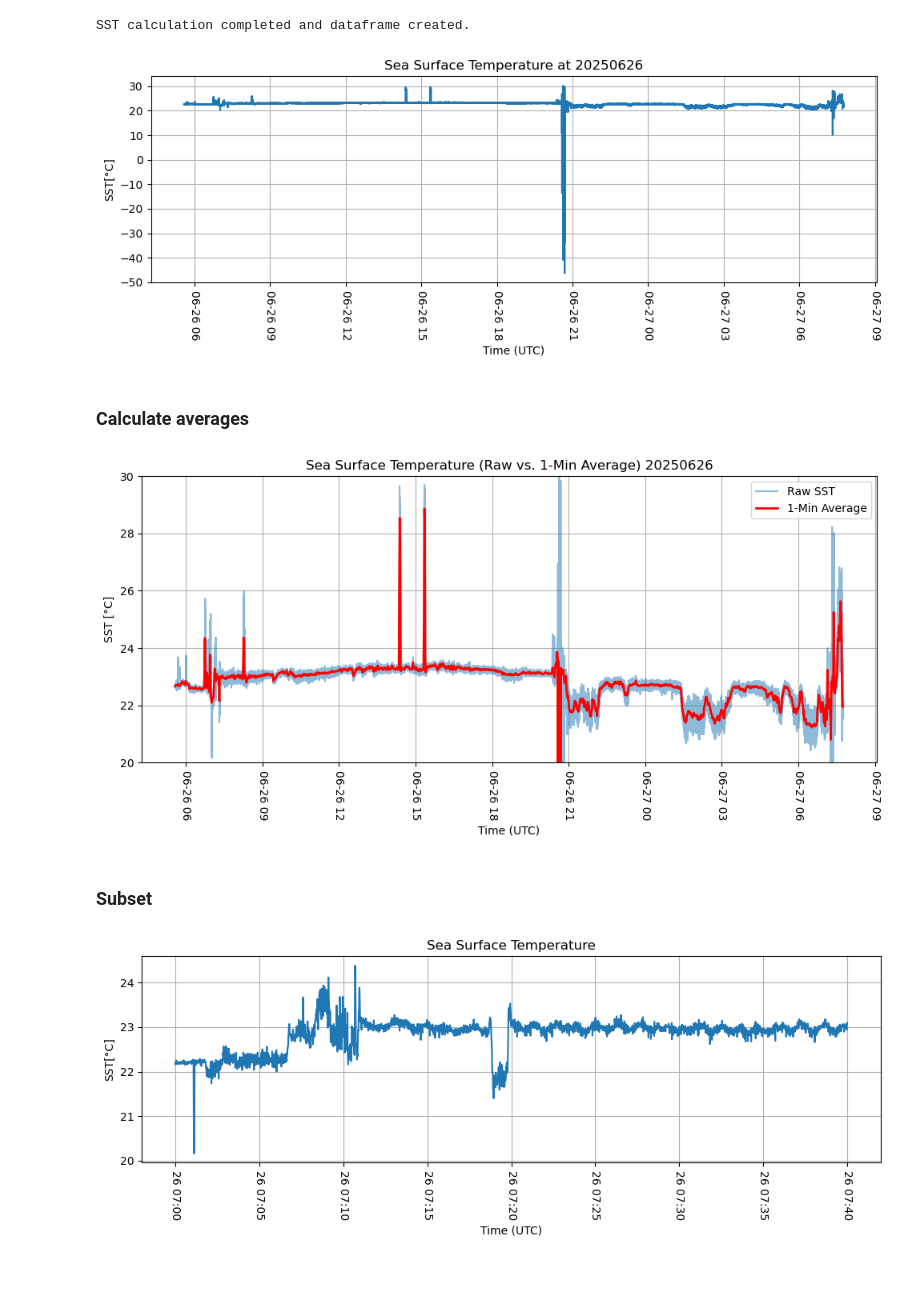
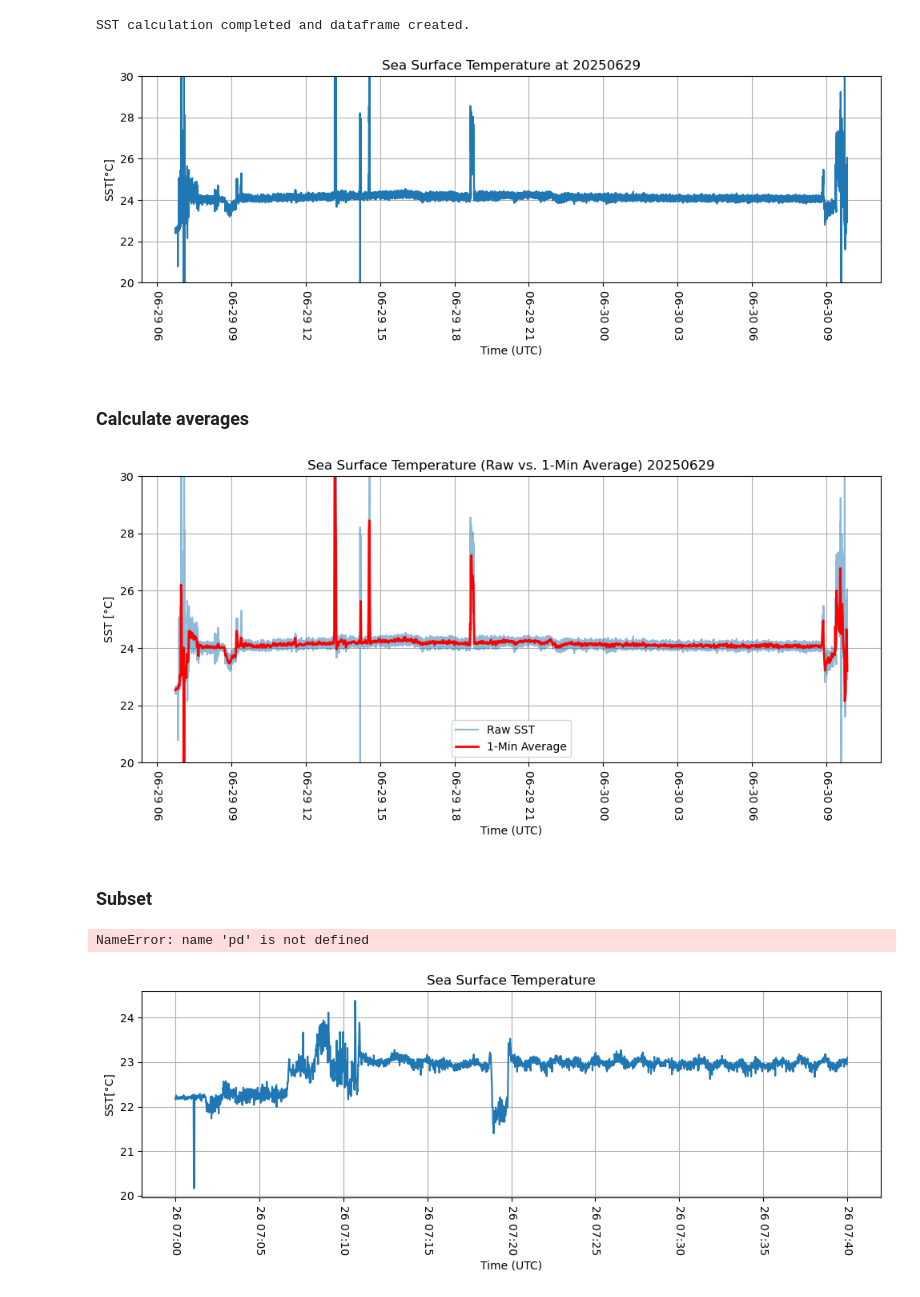
Before and after one commit to maibrittbergh/SST_RS_Meteor_2025, a Jupyter notebook: Infrared_cameras/postproc/postproc.ipynb, the cells around one changed output. Cells and saved outputs as stored; diff of their text form; code cells hidden in the pictures.

Commit message:
Working on code for IR data analysis

```diff
--- a/Infrared_cameras/postproc/postproc.ipynb
+++ b/Infrared_cameras/postproc/postproc.ipynb
@@ -12,7 +12,7 @@ import csv
 from datetime import datetime
 # %%
 # === SETTINGS ===
-ID = "A1"  # Station ID
+ID = "A2"  # Station ID
 
 # === File Paths ===
 dir_path = Path.cwd()  # current working directory
@@ -30,6 +30,8 @@ out_dir = dir_path / "raw"
 out_dir_avg = dir_path / "1min"
 # Radiances before correction
 out_dir_rad = dir_path / "uncorrected_radiances"
+# Halobates data directory
+halobates_dir =  dir_path.parent / "data" / "halobates_data"
 
 # Automatically find the latest (or only) file for the given station
 water_files = sorted(data_dir.glob(f"*{ID}_17_IR_Water.csv"))
@@ -49,8 +51,9 @@ if not water_files or not sky_files:
 water_file = water_files[0]
 sky_file = sky_files[0]
 
-# Halobates SST file
-halobates_file = sorted(data_dir.glob(f"*{ID}_17_CST_SML.csv"))
+
+# Halobates file
+halobates_file = sorted(halobates_dir.glob(f"{ID}_Halobates.csv"))
 halobates_file  = str(halobates_file[0])
 
 # Halobates protocol file
@@ -409,22 +412,22 @@ df_rad.to_csv(rad_out, index=False)
 # %%
 # === Plot ===
 plt.figure(figsize=(10, 4))
 plt.plot(df_sst["Time"], df_sst["SST (°C)"], label="SST")
 
 plt.xlabel("Time (UTC)")
 plt.ylabel("SST[°C]")
 
-#plt.ylim(20, 30)
+plt.ylim(20, 30)
 
 plt.xticks(rotation=-90)
 plt.title(f"Sea Surface Temperature at {date_str}")
 plt.grid(True)
 #plt.legend()
 plt.tight_layout()
 
 plt.show()
 # %% [output]
-[figure, old version]
+[figure, new version]
 # %% [markdown]
 ### Calculate averages
 # %%
@@ -455,13 +458,15 @@ plt.grid(True)
 plt.tight_layout()
 plt.show()
 # %% [output]
-[figure, old version]
+[figure, new version]
 # %% [markdown]
 ### Subset
 # %%
 # === Option A: Subset for a specific date ===
 date = pd.to_datetime("2025-06-26").date() # Select date for subsetting
 subset = df_sst[df_sst["Time"].dt.date == date] # Subset for the specific date
+# %% [output]
+NameError: name 'pd' is not defined
 # %%
 # == Option B: Subset for a specific time range ===
 start_time = pd.to_datetime("2025-06-26 7:00:00")
```
Also changed, not shown: parts of 4 cells of this notebook, 5 other files.
